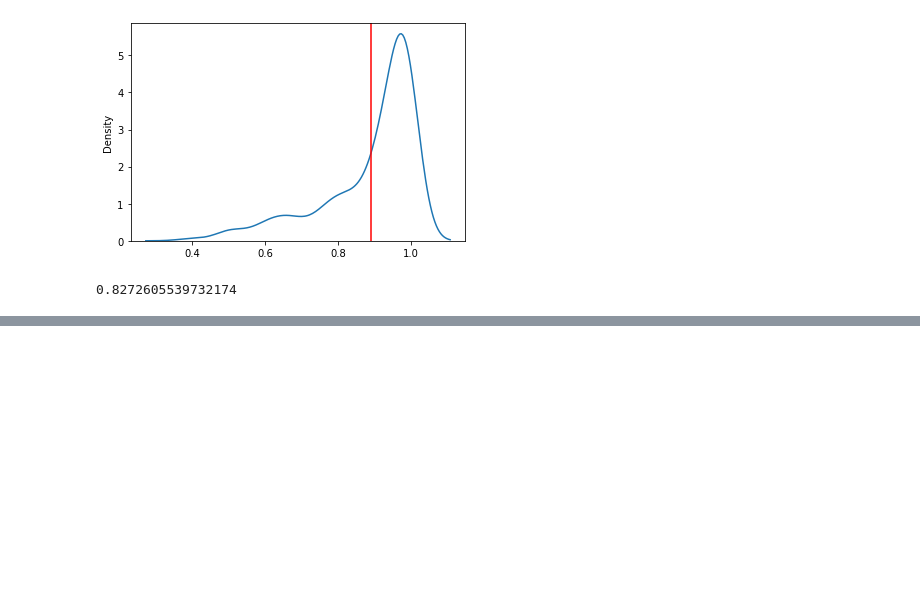
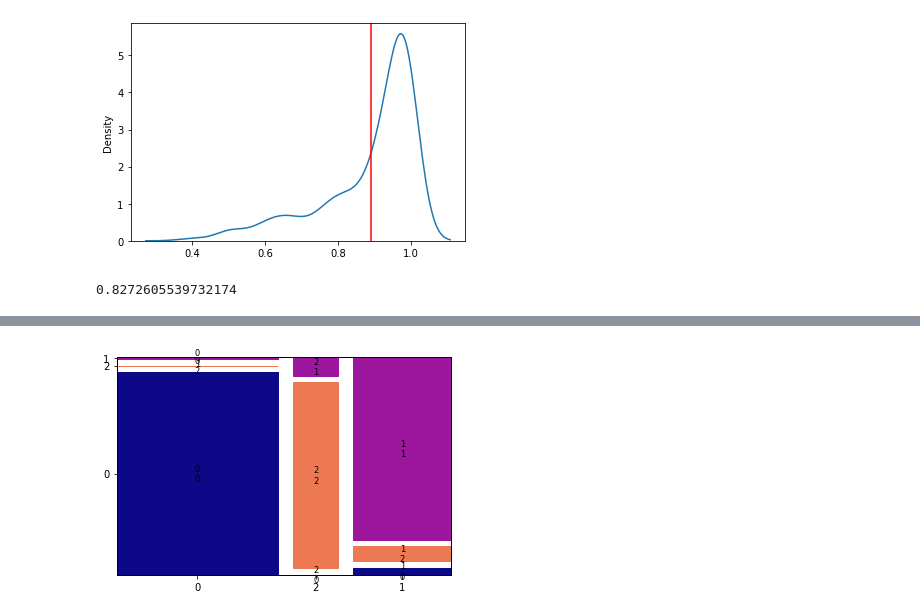
Before and after one commit to BartDePaepeHogent/machine_learning_musti, a Jupyter notebook: musti.ipynb, the cells around one changed output, grey strips where cells are left out. Saved outputs shown, nothing was run; the diff lists cells and outputs as text; code cells hidden in the pictures; blank space fills up the shorter version.

Commit message:
test musti, compare with reality

```diff
--- a/musti.ipynb
+++ b/musti.ipynb
@@ -156,12 +156,15 @@ array([-0.02734288, -0.5941908 ,  0.50236406, ..., -0.14418296,
 kat = digit.reshape(352,640)
 # %%
 proba_np_array = np.zeros(528)
+pred_np_array = np.zeros(528)
 for i in range (528):
     test_musti = X_test_scaled[i]
     test_musti_2D = test_musti.reshape(1,-1)
     proba = forest_clf.predict_proba(test_musti_2D)
     max_proba = np.amax(proba)
     proba_np_array[i] = max_proba
+    pred = forest_clf.predict(test_musti_2D)
+    pred_np_array[i] = pred[0]
 proba_np_array
 # %% [output]
 array([0.98503769, 0.99496095, 0.81350925, 0.68663507, 0.95071342,
@@ -206,3 +209,9 @@ plt.show()
 np.quantile(proba_np_array, 0.25)
 # %% [output]
 0.8272605539732174
+# %%
+test_frame = pd.DataFrame({'real': y_test_array, 'predict': pred_np_array})
+test_frame = test_frame.astype(int)
+test_frame["real_text"] = np.where(test_frame['real']== 0, "niets", np.where(test_frame['real']== 1, "binnen", "buiten"))
+test_frame["predic_text"] = np.where(test_frame['real']== 0, "niets", np.where(test_frame['real']== 1, "binnen", "buiten"))
+test_frame.head()
@@ -208,0 +225,23 @@ np.quantile(proba_np_array, 0.25)
+# %%
+from matplotlib import cm
+from statsmodels.graphics.mosaicplot import mosaic  # Mosaic diagram
+
+# By default, mosaic() will color all columns the same. Here,
+# we're going to give a separate color to each response (1-5).
+# The response is kept in the label of each cell, a tuple of
+# the two values that are represented in that cell (e.g.
+# ('Female', '2')). We will be using the "plasma" color map
+# in this example.
+plasma_colors = cm.get_cmap('plasma')
+# Create a function that maps the cell key to the color we
+# want to give it. We use the colormap function created above
+# and give it a number between 0 and 1. We convert the second
+# part of the key (values '1' to '5') to a number and divide
+# by 5.
+props = lambda key: {'color': plasma_colors(int(key[1])/3)}
+
+mos_gender_survey = mosaic(
+       data=test_frame, index=['real', 'predict'],
+       gap=0.05, properties=props)
+# %% [output]
+[figure, added]
```
Also changed, not shown: parts of 2 cells of this notebook, 1 other file.
